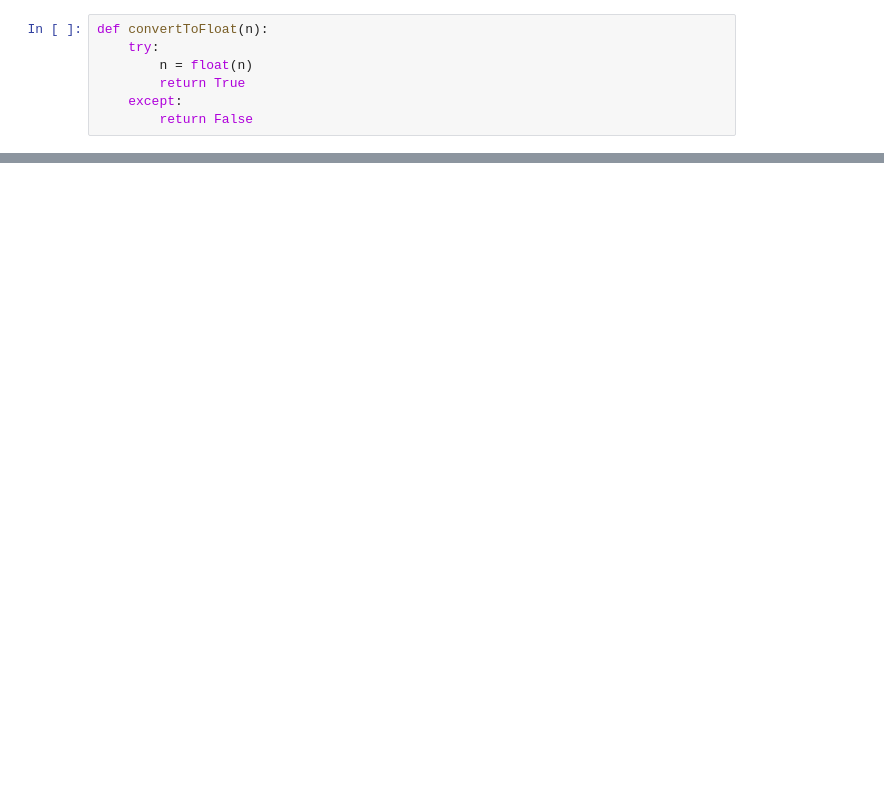
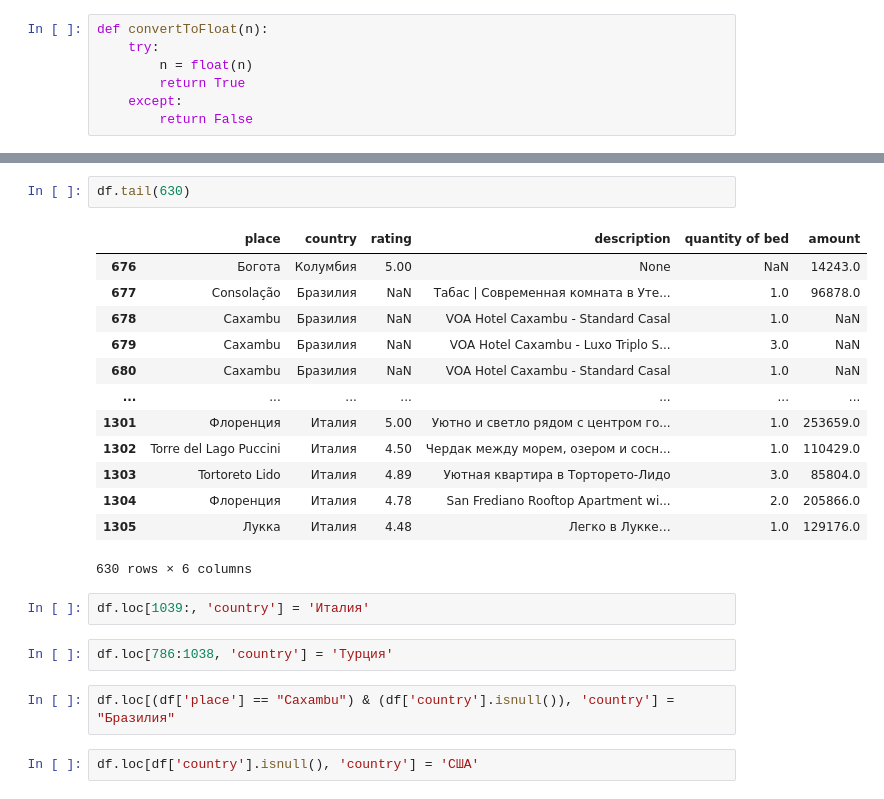
Before and after one commit to Barsbek312/Airbnb-Scrapping-Flask-Project, a Jupyter notebook: Project_ETL.ipynb, the cells around one changed output, grey strips where cells are left out. Saved outputs shown, nothing was run; the diff lists cells and outputs as text; blank space fills up the shorter version.

```diff
--- a/Project_ETL.ipynb
+++ b/Project_ETL.ipynb
@@ -168,0 +176,24 @@ df.rename(columns={'amount': 'amount в рублях'})
+# %%
+df.tail(630)
+# %% [output]
+|  | place | country | rating | description | quantity of bed | amount |
+| 676 | Богота | Колумбия | 5.00 | None | NaN | 14243.0 |
+| 677 | Consolação | Бразилия | NaN | Табас | Современная комната в Уте... | 1.0 | 96878.0 |
+| 678 | Caxambu | Бразилия | NaN | VOA Hotel Caxambu - Standard Casal | 1.0 | NaN |
+| 679 | Caxambu | Бразилия | NaN | VOA Hotel Caxambu - Luxo Triplo S... | 3.0 | NaN |
+| 680 | Caxambu | Бразилия | NaN | VOA Hotel Caxambu - Standard Casal | 1.0 | NaN |
+| ... | ... | ... | ... | ... | ... | ... |
+| 1301 | Флоренция | Италия | 5.00 | Уютно и светло рядом с центром го... | 1.0 | 253659.0 |
+| 1302 | Torre del Lago Puccini | Италия | 4.50 | Чердак между морем, озером и сосн... | 1.0 | 110429.0 |
+| 1303 | Tortoreto Lido | Италия | 4.89 | Уютная квартира в Торторето-Лидо | 3.0 | 85804.0 |
+| 1304 | Флоренция | Италия | 4.78 | San Frediano Rooftop Apartment wi... | 2.0 | 205866.0 |
+| 1305 | Лукка | Италия | 4.48 | Легко в Лукке… | 1.0 | 129176.0 |
+630 rows × 6 columns
+# %%
+df.loc[1039:, 'country'] = 'Италия'
+# %%
+df.loc[786:1038, 'country'] = 'Турция'
+# %%
+df.loc[(df['place'] == "Caxambu") & (df['country'].isnull()), 'country'] = "Бразилия"
+# %%
+df.loc[df['country'].isnull(), 'country'] = 'США'
```
Also changed, not shown: parts of 27 cells of this notebook, 3 other files.
